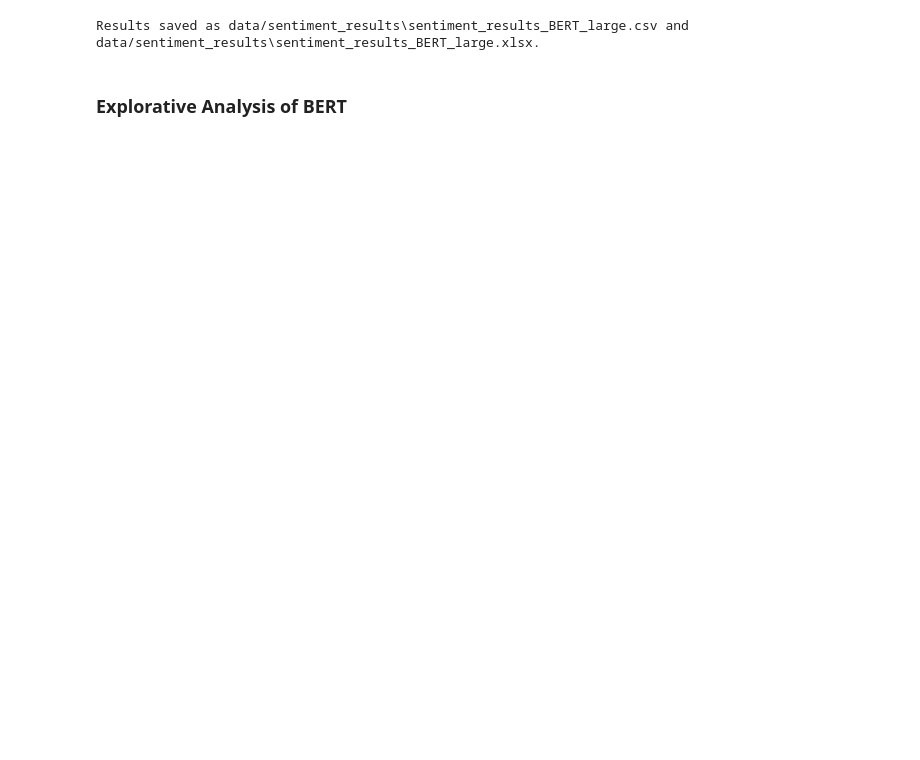
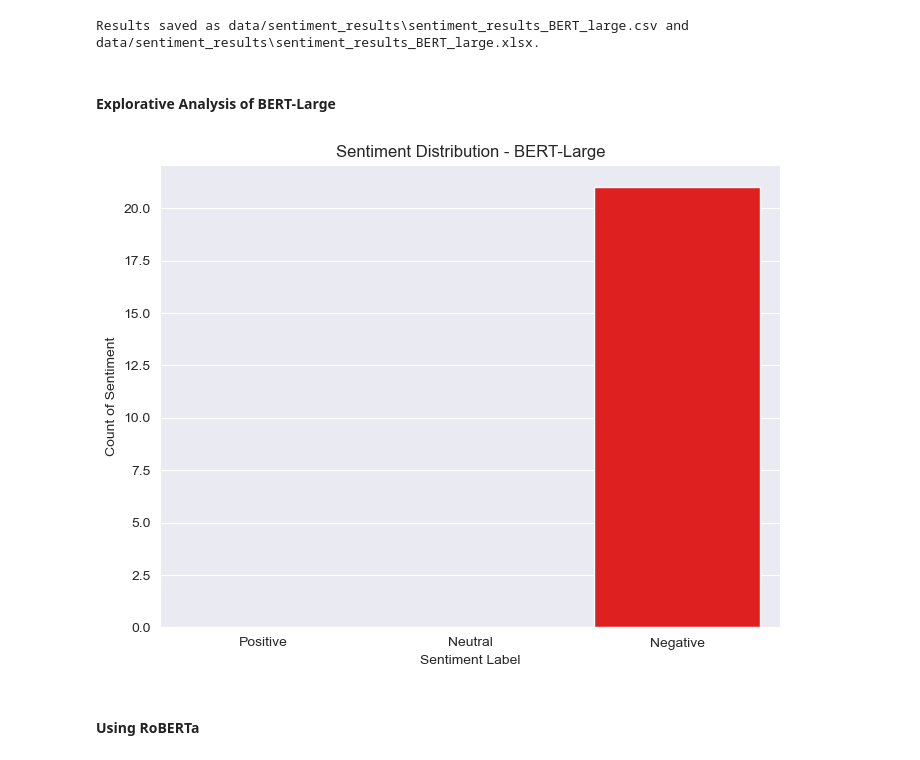
Before and after one commit to M-Mcknsn/NAK-Text-Analytics, a Jupyter notebook: src/sentiment_analysis.ipynb, the cells around one changed output. Drawn from its saved outputs; the diff is of its cells as text; code cells hidden in the pictures; blank space fills up the shorter version.

```diff
--- a/src/sentiment_analysis.ipynb
+++ b/src/sentiment_analysis.ipynb
@@ -478,6 +500,11 @@ Electra and DistilBERT don't appear to be good choices.
 # %% [markdown]
 #### Using BERT-Large
 # %%
+import torch
+from transformers import BertTokenizer, BertForSequenceClassification
+
+
+
 # Load the BERT-Large model and tokenizer
 used_approach = "BERT-Large" #setting it for later reference
 
@@ -503,10 +530,10 @@ for current_row, (index, row) in enumerate(df_bert_large.iterrows(), start=1):
     with torch.no_grad():
         outputs = model(**inputs)
         logits = outputs.logits
-        probabilities = softmax(logits, dim=1)
+        probabilities = F.softmax(logits, dim=1)  # Use the PyTorch softmax function
 
     # Extract the predicted sentiment label
-    predicted_label = torch.argmax(probabilities).item()
+    predicted_label = torch.argmax(probabilities).item() # NOTE: Only labels are easily available from BERT, no raw sentiment score or similar.
     sentiment_labels = ["Negative", "Neutral", "Positive"]  # Customize as needed
     predicted_sentiment = sentiment_labels[predicted_label]
 
@@ -517,16 +544,13 @@ for current_row, (index, row) in enumerate(df_bert_large.iterrows(), start=1):
     print(f"Analyzing text number {current_row} out of {total_rows} rows in the input file.")
 
 # Add the sentiments as a new column to the DataFrame
-df_bert_large['Predicted_Sentiment'] = sentiments
+df_bert_large['BERT_Large_Sentiment'] = sentiments
 
 # Calculate the elapsed time
 end_time = time.time()
 elapsed_time = end_time - start_time
 
 print("-"*100)
-
-# Print the DataFrame with the added sentiment column
-print(df_bert_large)
 # %% [output]
 Some weights of BertForSequenceClassification were not initialized from the model checkpoint at bert-large-uncased and are newly initialized: ['classifier.weight', 'classifier.bias']
 You should probably TRAIN this model on a down-stream task to be able to use it for predictions and inference.
@@ -570,4 +602,27 @@ print(f"Results saved as {csv_output_file_BERT_large} and {excel_output_file_BER
 # %% [output]
 Results saved as data/sentiment_results\sentiment_results_BERT_large.csv and data/sentiment_results\sentiment_results_BERT_large.xlsx.
 # %% [markdown]
-### Explorative Analysis of BERT
+#### Explorative Analysis of BERT-Large
+# %%
+# Count the occurrences of each sentiment label
+sentiment_counts = df_bert_large['BERT_Large_Sentiment'].value_counts()
+
+# Define the order of sentiment categories
+sentiment_order = ['Positive', 'Neutral', 'Negative']
+
+# Define colors for the sentiment categories
+colors = {'Positive': 'green', 'Neutral': 'gray', 'Negative': 'red'}
+
+# Create a bar plot (histogram) for sentiment distribution with correct colors and order
+plt.figure(figsize=(8, 6))
+sns.set_palette([colors[s] for s in sentiment_order])
+sns.barplot(x=sentiment_counts.index, y=sentiment_counts.values, order=sentiment_order)
+plt.title('Sentiment Distribution - BERT-Large')
+plt.xlabel('Sentiment Label')
+plt.ylabel('Count of Sentiment')
+
+plt.show()
+# %% [output]
+[figure, added]
+# %% [markdown]
+#### Using RoBERTa
```
Also changed, not shown: parts of 30 cells of this notebook, 12 other files.
